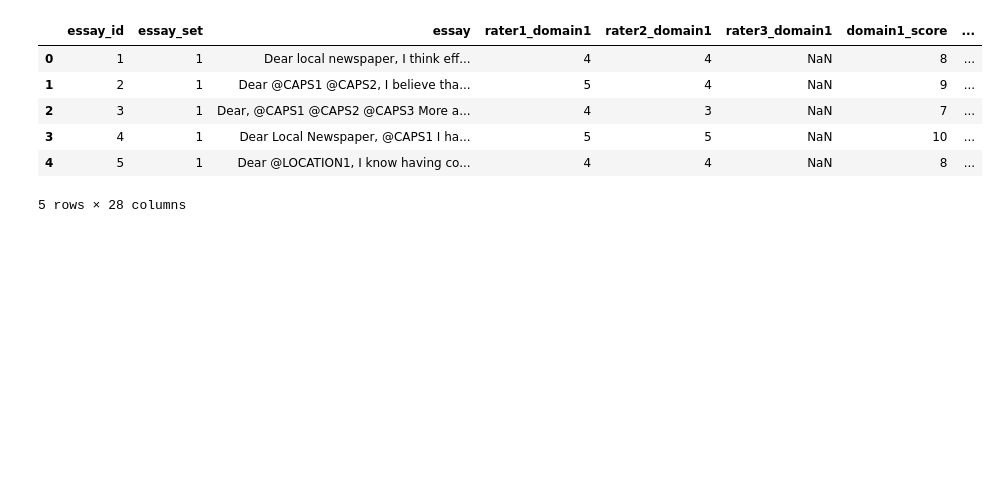
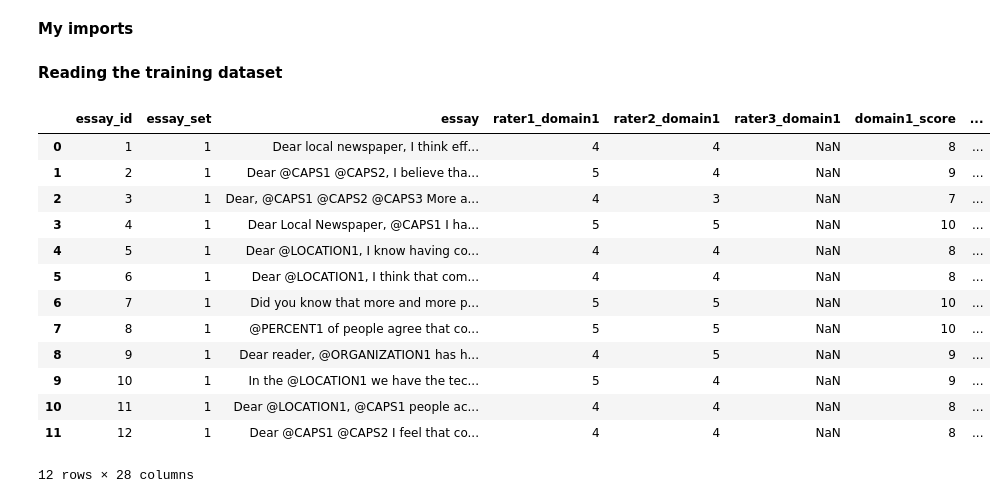
Before and after one commit to hypethral/robograder, a Jupyter notebook: src/analysis.ipynb, the cells around one changed output. Cells and saved outputs as stored; diff of their text form; code cells hidden in the pictures; blank space fills up the shorter version.

```diff
--- a/src/analysis.ipynb
+++ b/src/analysis.ipynb
@@ -1,16 +1,27 @@
+# %% [markdown]
+**My imports**
 # %%
 import numpy as np
 import pandas as pd
 import matplotlib.pyplot as plt
 import seaborn as sns
+# %% [markdown]
+**Reading the training dataset**
 # %%
-df = pd.read_csv("../Dataset/training_set_rel3.tsv", sep='\t', encoding='ISO-8859-1');
-df.head()
+myDataset = pd.read_csv("../Dataset/training_set_rel3.tsv", sep='\t', encoding='ISO-8859-1');
+myDataset.head(12)
 # %% [output]
 |  | essay_id | essay_set | essay | rater1_domain1 | rater2_domain1 | rater3_domain1 | domain1_score | ... |
 | 0 | 1 | 1 | Dear local newspaper, I think eff... | 4 | 4 | NaN | 8 | ... |
 | 1 | 2 | 1 | Dear @CAPS1 @CAPS2, I believe tha... | 5 | 4 | NaN | 9 | ... |
 | 2 | 3 | 1 | Dear, @CAPS1 @CAPS2 @CAPS3 More a... | 4 | 3 | NaN | 7 | ... |
 | 3 | 4 | 1 | Dear Local Newspaper, @CAPS1 I ha... | 5 | 5 | NaN | 10 | ... |
 | 4 | 5 | 1 | Dear @LOCATION1, I know having co... | 4 | 4 | NaN | 8 | ... |
+| 5 | 6 | 1 | Dear @LOCATION1, I think that com... | 4 | 4 | NaN | 8 | ... |
+| 6 | 7 | 1 | Did you know that more and more p... | 5 | 5 | NaN | 10 | ... |
+| 7 | 8 | 1 | @PERCENT1 of people agree that co... | 5 | 5 | NaN | 10 | ... |
+| 8 | 9 | 1 | Dear reader, @ORGANIZATION1 has h... | 4 | 5 | NaN | 9 | ... |
+| 9 | 10 | 1 | In the @LOCATION1 we have the tec... | 5 | 4 | NaN | 9 | ... |
+| 10 | 11 | 1 | Dear @LOCATION1, @CAPS1 people ac... | 4 | 4 | NaN | 8 | ... |
+| 11 | 12 | 1 | Dear @CAPS1 @CAPS2 I feel that co... | 4 | 4 | NaN | 8 | ... |
-5 rows × 28 columns
+12 rows × 28 columns
```
Also changed, not shown: parts of 5 cells of this notebook.
